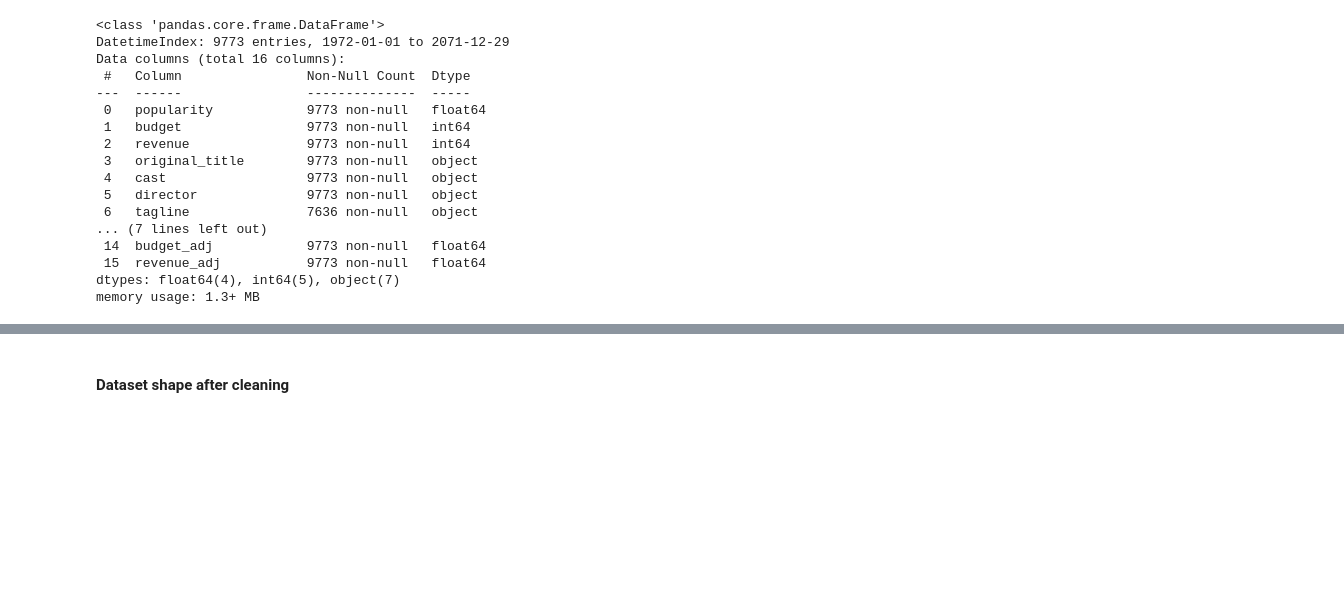
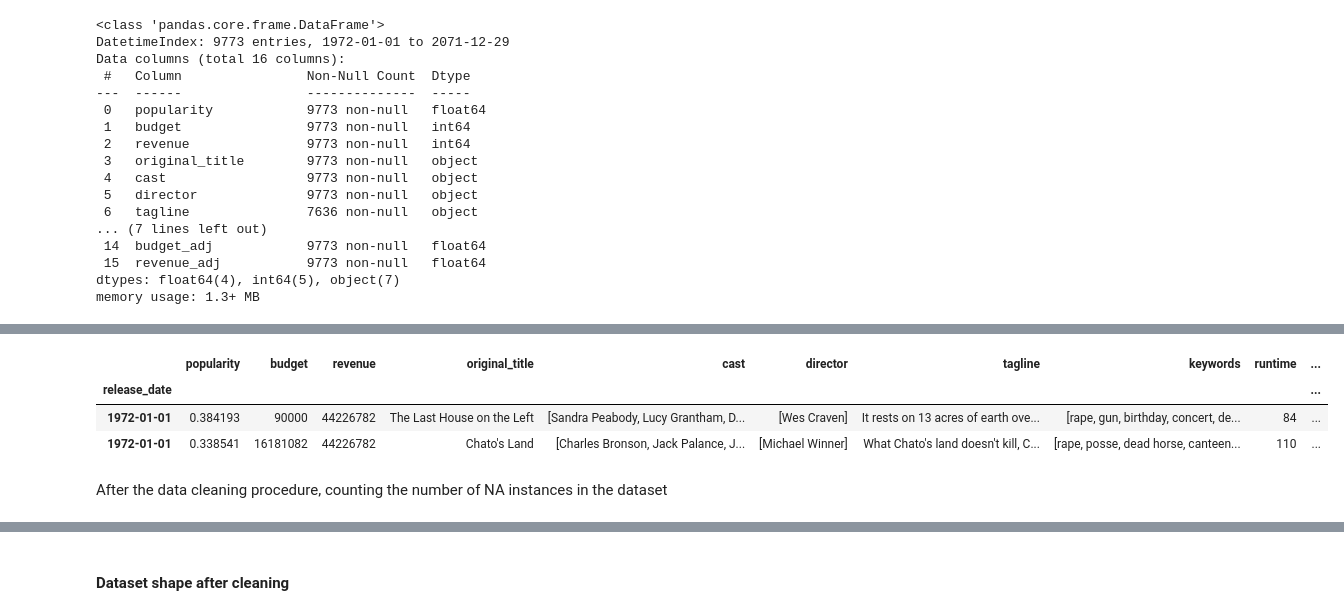
Before and after one commit to comsavvy/Movies-dataset-Analysis, a Jupyter notebook: investigate-a-dataset.ipynb, the cells around one changed output, grey strips where cells are left out. Saved outputs shown, nothing was run; the diff lists cells and outputs as text; code cells hidden in the pictures; blank space fills up the shorter version.

```diff
--- a/investigate-a-dataset.ipynb
+++ b/investigate-a-dataset.ipynb
@@ -253,0 +277,10 @@ memory usage: 1.3+ MB
+# %%
+# first two rows of the dataset after zero replacement
+df.head(2)
+# %% [output]
+|  | popularity | budget | revenue | original_title | cast | director | tagline | keywords | runtime | ... |
+| release_date |  |  |  |  |  |  |  |  |  | ... |
+| 1972-01-01 | 0.384193 | 90000 | 44226782 | The Last House on the Left | [Sandra Peabody, Lucy Grantham, D... | [Wes Craven] | It rests on 13 acres of earth ove... | [rape, gun, birthday, concert, de... | 84 | ... |
+| 1972-01-01 | 0.338541 | 16181082 | 44226782 | Chato's Land | [Charles Bronson, Jack Palance, J... | [Michael Winner] | What Chato's land doesn't kill, C... | [rape, posse, dead horse, canteen... | 110 | ... |
+# %% [markdown]
+After the data cleaning procedure, counting the number of NA instances in the dataset
```
Also changed, not shown: parts of 13 cells of this notebook.
